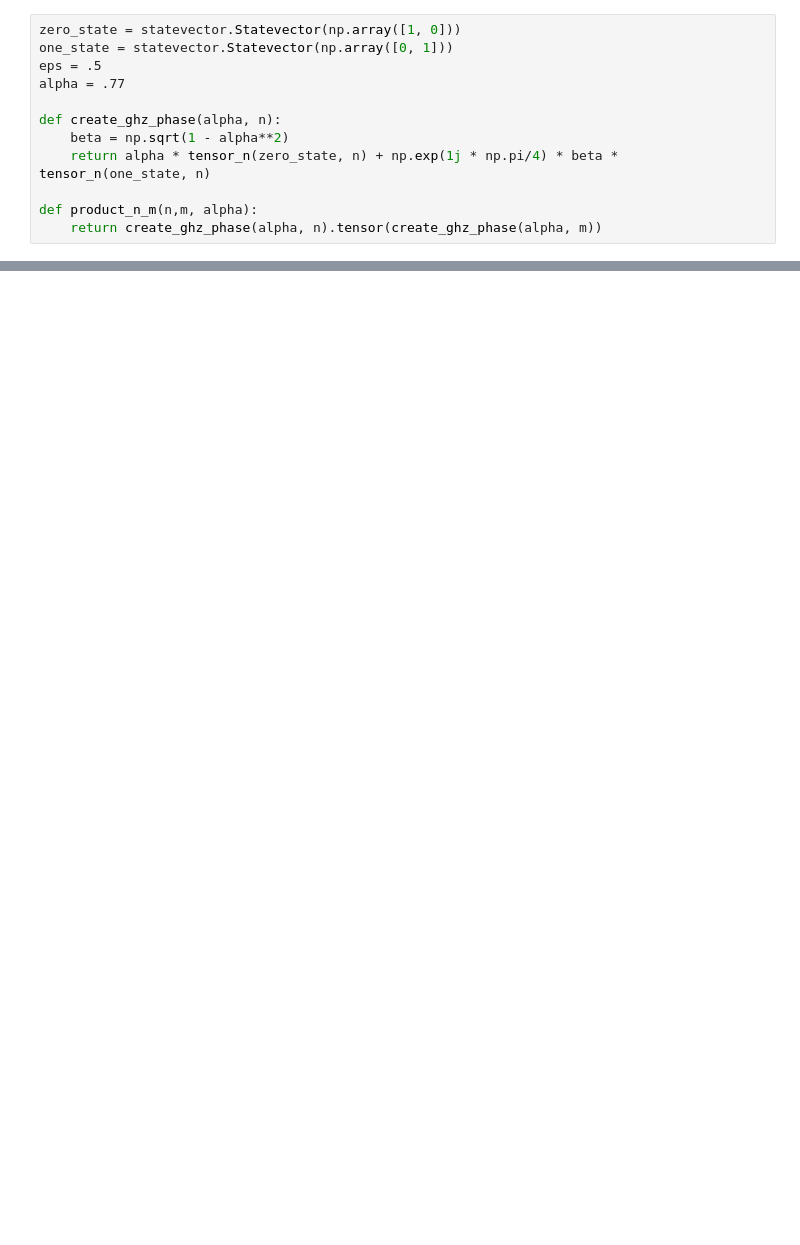
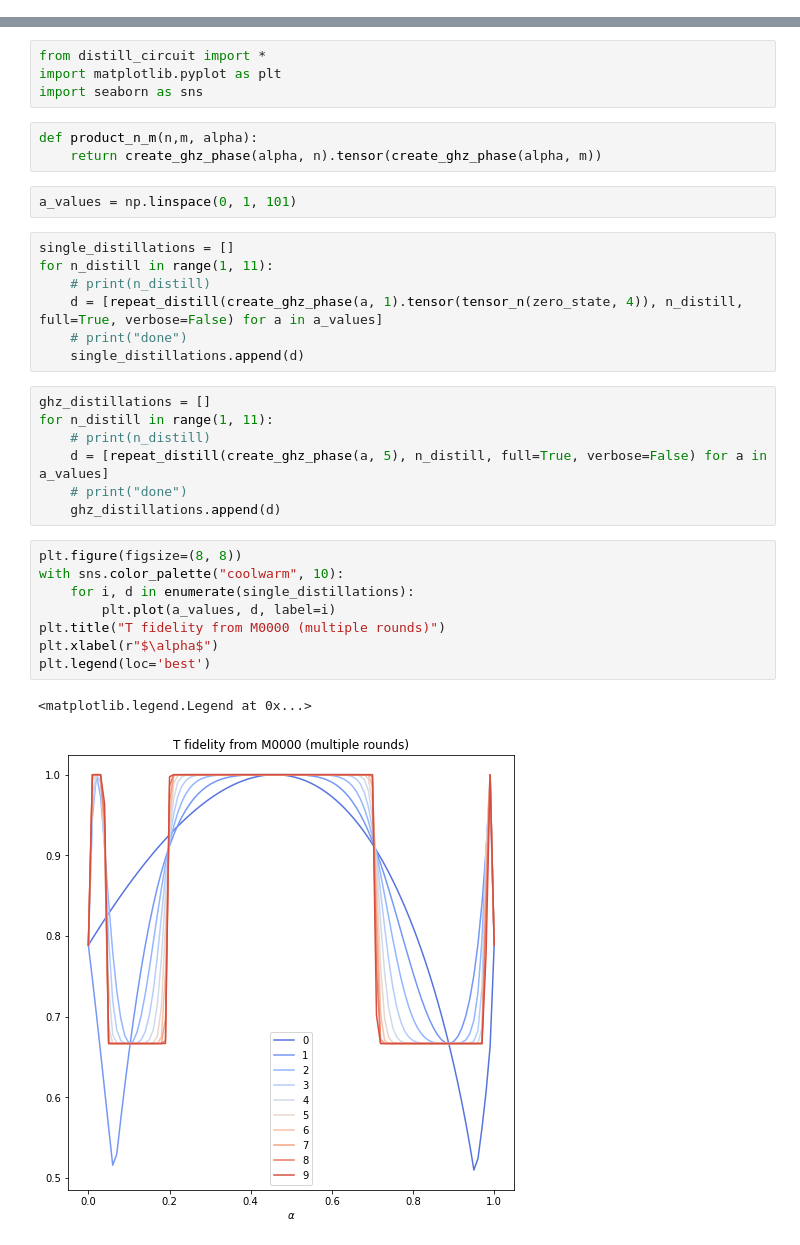
Before and after one commit to vipasu/magic-distillation, a Jupyter notebook: ghz_products.ipynb, the cells around one changed output, grey strips where cells are left out. Saved outputs shown, nothing was run; the diff lists cells and outputs as text; blank space fills up the shorter version.

```diff
--- a/ghz_products.ipynb
+++ b/ghz_products.ipynb
@@ -3,12 +0,0 @@ from distill_circuit import *
-# %%
-zero_state = statevector.Statevector(np.array([1, 0]))
-one_state = statevector.Statevector(np.array([0, 1]))
-eps = .5
-alpha = .77
-
-def create_ghz_phase(alpha, n):
-    beta = np.sqrt(1 - alpha**2)
-    return alpha * tensor_n(zero_state, n) + np.exp(1j * np.pi/4) * beta * tensor_n(one_state, n)
-
-def product_n_m(n,m, alpha):
-    return create_ghz_phase(alpha, n).tensor(create_ghz_phase(alpha, m))
@@ -65,0 +1,34 @@ Fidelity with T1 state:  1.2513800294525594e-18
+# %%
+from distill_circuit import *
+import matplotlib.pyplot as plt
+import seaborn as sns
+# %%
+def product_n_m(n,m, alpha):
+    return create_ghz_phase(alpha, n).tensor(create_ghz_phase(alpha, m))
+# %%
+a_values = np.linspace(0, 1, 101)
+# %%
+single_distillations = []
+for n_distill in range(1, 11):
+    # print(n_distill)
+    d = [repeat_distill(create_ghz_phase(a, 1).tensor(tensor_n(zero_state, 4)), n_distill, full=True, verbose=False) for a in a_values]
+    # print("done")
+    single_distillations.append(d)
+# %%
+ghz_distillations = []
+for n_distill in range(1, 11):
+    # print(n_distill)
+    d = [repeat_distill(create_ghz_phase(a, 5), n_distill, full=True, verbose=False) for a in a_values]
+    # print("done")
+    ghz_distillations.append(d)
+# %%
+plt.figure(figsize=(8, 8))
+with sns.color_palette("coolwarm", 10):
+    for i, d in enumerate(single_distillations):
+        plt.plot(a_values, d, label=i)
+plt.title("T fidelity from M0000 (multiple rounds)")
+plt.xlabel(r"$\alpha$")
+plt.legend(loc='best')
+# %% [output]
+<matplotlib.legend.Legend at 0x...>
+[figure, added]
```
Also changed, not shown: parts of 14 cells of this notebook, 4 other files.
